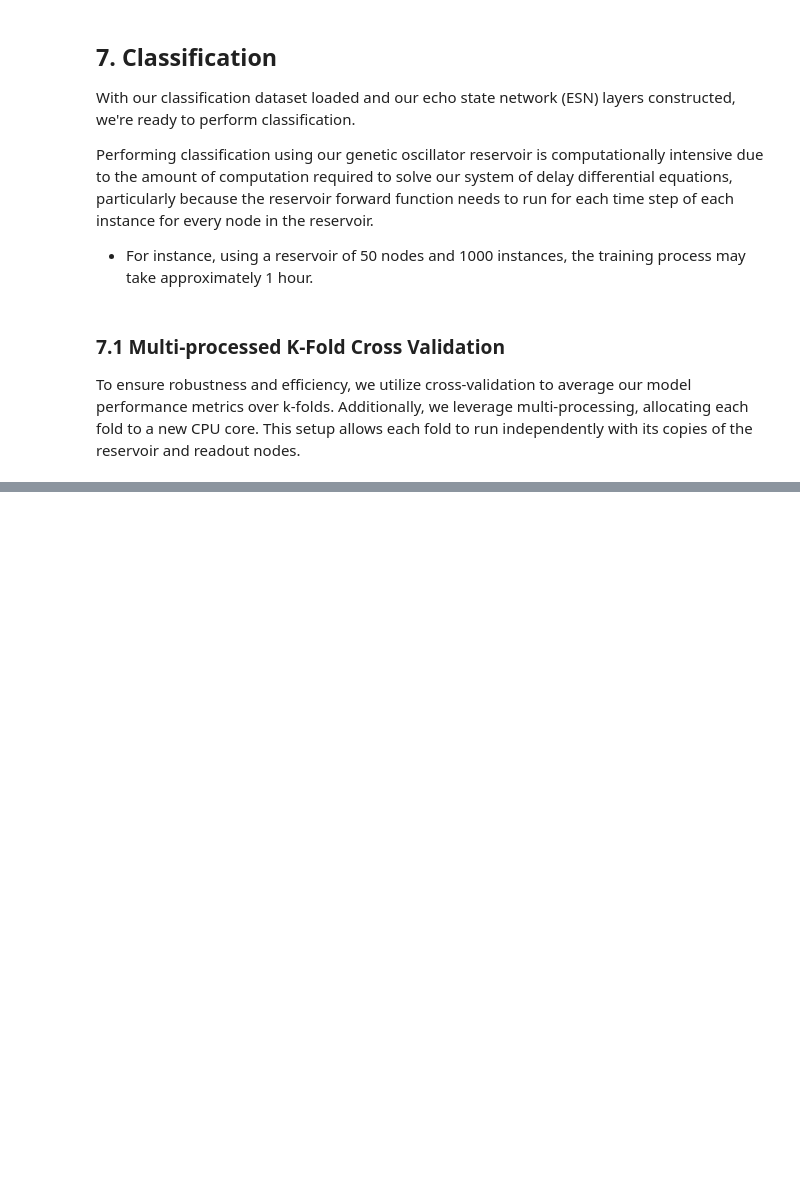
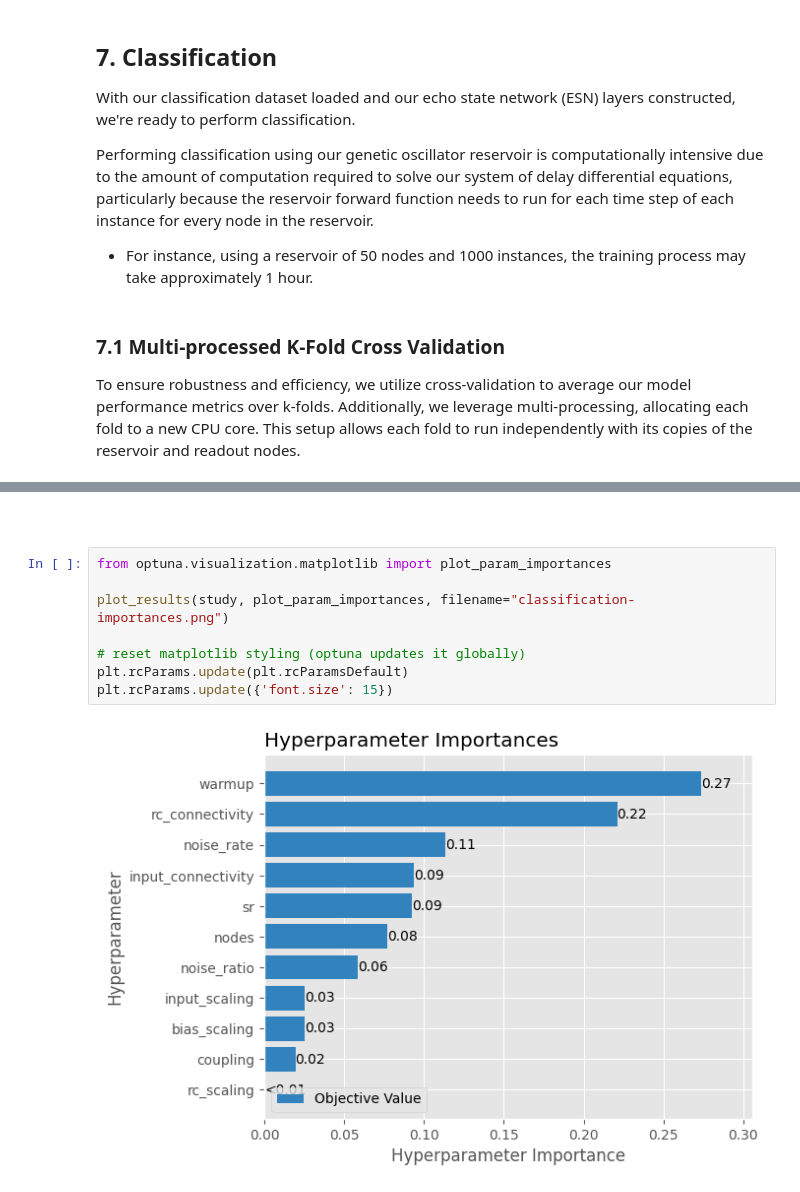
Before and after one commit to James-02/dissertation, a Jupyter notebook: tutorial.ipynb, the cells around one changed output, grey strips where cells are left out. Cells and saved outputs as stored; diff of their text form; blank space fills up the shorter version.

```diff
--- a/tutorial.ipynb
+++ b/tutorial.ipynb
@@ -298,0 +473,12 @@ metrics = classify(reservoir=reservoir,
+# %% [markdown]
+###
+# %%
+from optuna.visualization.matplotlib import plot_param_importances
+
+plot_results(study, plot_param_importances, filename="classification-importances.png")
+
+# reset matplotlib styling (optuna updates it globally)
+plt.rcParams.update(plt.rcParamsDefault)
+plt.rcParams.update({'font.size': 15})
+# %% [output]
+[figure, added]
```
Also changed, not shown: parts of 96 cells of this notebook.
